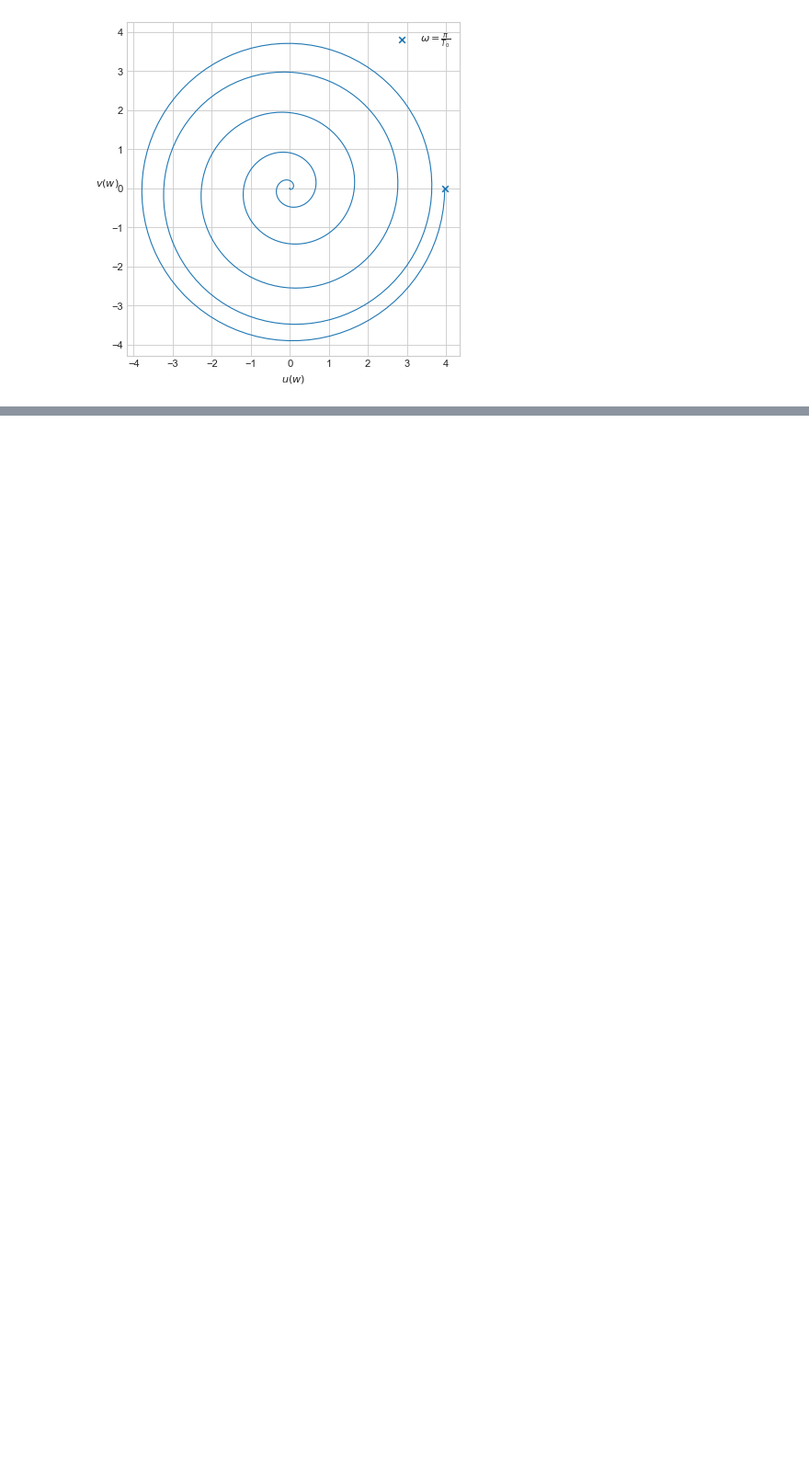
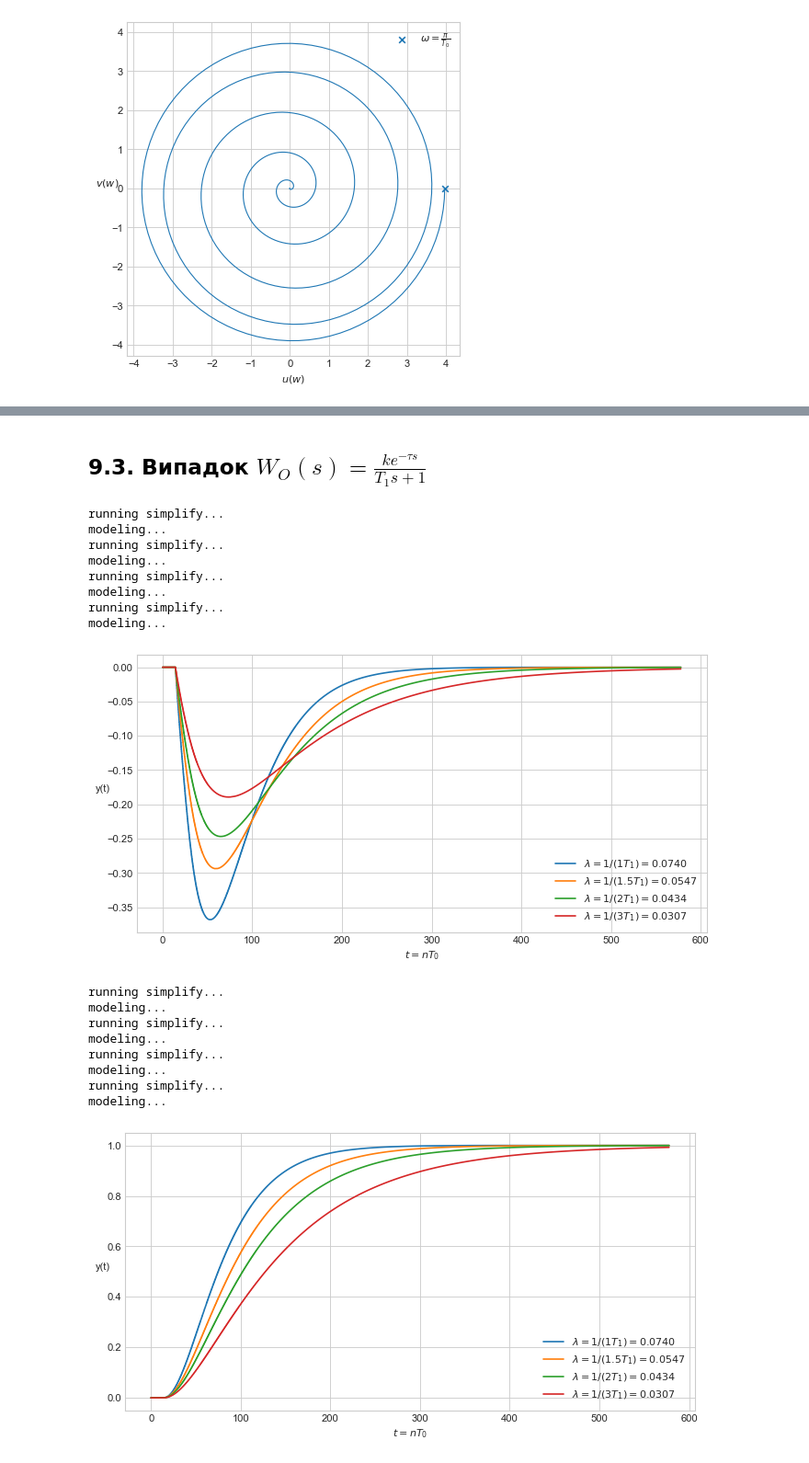
Before and after one commit to Yalikesifulei/iasa_control_theory_coursework, a Jupyter notebook: help.ipynb, the cells around one changed output, grey strips where cells are left out. Shown: that part at 92% size. Cells and saved outputs as stored; diff of their text form; code cells hidden in the pictures; blank space fills up the shorter version.

```diff
--- a/help.ipynb
+++ b/help.ipynb
@@ -1109,0 +1346,49 @@ plt.show()
+# %% [markdown]
+## 9.3. Випадок $W_O(s) = \frac{ k e^{-\tau s}}{T_1 s + 1}$
+# %%
+W_cont = W_cont = (1 - symbols['z_inv']) * symbols['k'] * symbols['z_inv'] ** (symbols['d']+1) * (
+    1 / (1 - symbols['z_inv']) -
+    sp.exp(symbols['tau']/symbols['T_1'] - (symbols['d']+1) * symbols['T_0'] / symbols['T_1']) / (1 - sp.exp(-symbols['T_0'] / symbols['T_1'])
+    * symbols['z_inv'])
+)
+
+def K_p_opt(l):
+    return (1 - np.exp(-T_0 * l))/(k * (np.exp(T_0/T_1)-1) * (1 + d * (1 - np.exp(-T_0 * l))))
+
+for input_type in ['impulse', 'step']:
+    plt.figure(figsize=(10, 5), dpi=80)
+    for multpl in [1, 1.5, 2, 3]:
+        values = {
+            symbols['T_0']: 0.1127,
+            symbols['K_p']: K_p_opt(1/(multpl * T_1)),
+            symbols['T_I']: 34.9437,
+            symbols['k']: k,
+            symbols['T_1']: T_1,
+            symbols['tau']: tau
+        }
+        t, y = modelSystem(W_cont, values, 5000, input_G=input_type) # or input_G='step'
+        plt.plot(t, y, label=f'$\lambda = 1/({multpl} T_1) = {values[symbols["K_p"]]:.4f}$')
+    plt.xlabel('$t = nT_0$')
+    plt.ylabel('y(t)', rotation=0)
+    plt.legend()
+    plt.savefig(f'latex/pics/transient_process_final_9_3_{input_type}.png', bbox_inches='tight', dpi=300)
+    plt.show()
+# %% [output]
+running simplify...
+modeling...
+running simplify...
+modeling...
+running simplify...
+modeling...
+running simplify...
+modeling...
+[figure, added]
+running simplify...
+modeling...
+running simplify...
+modeling...
+running simplify...
+modeling...
+running simplify...
+modeling...
+[figure, added]
```
Also changed, not shown: parts of 26 cells of this notebook, 13 other files.
